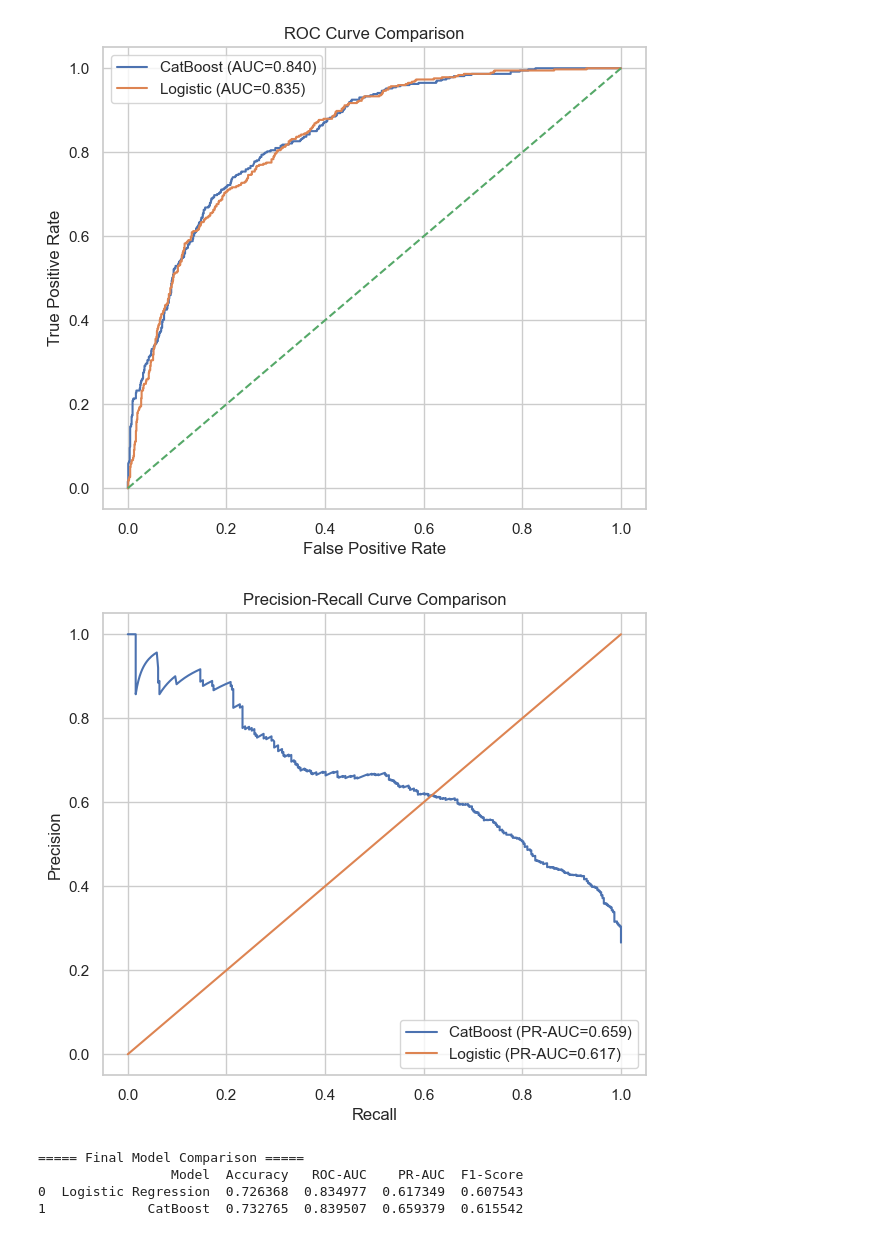
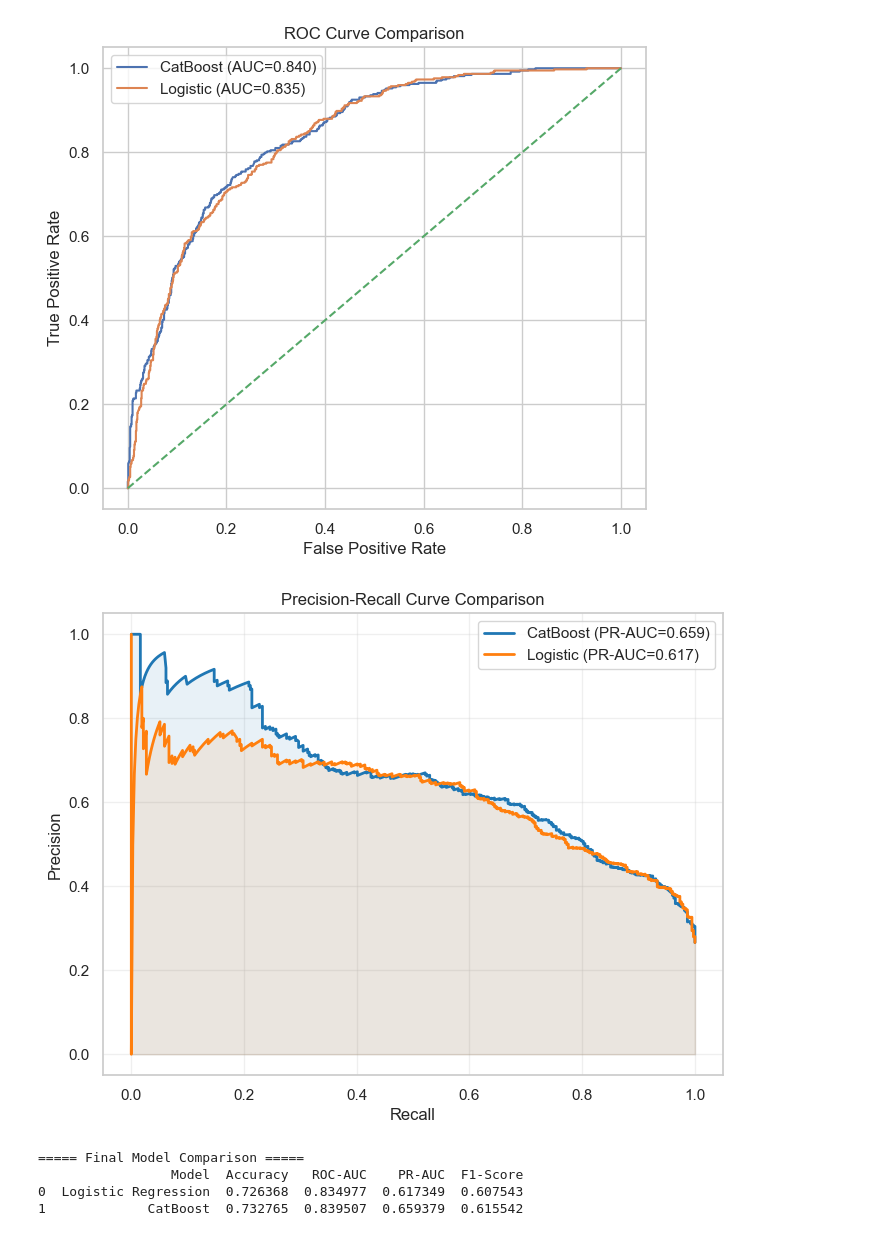
Before and after one commit to HannanehCharmgar/GradientBoosting, a Jupyter notebook: Src/src.ipynb, the cells around one changed output. Drawn from its saved outputs; the diff is of its cells as text; code cells hidden in the pictures.

```diff
--- a/Src/src.ipynb
+++ b/Src/src.ipynb
@@ -259,23 +259,32 @@ plt.show()
 # %% [output]
 [figure]
 # %%
-# Cell 12: Precision-Recall Curve Comparison
-# ====================================================
-plt.figure(figsize=(7,6))
+# Precision-Recall Curve Comparison (Corrected)
+from sklearn.metrics import precision_recall_curve, average_precision_score
 
+# CatBoost
 prec_cat, rec_cat, _ = precision_recall_curve(y_test, y_proba_cat)
+pr_auc_cat = average_precision_score(y_test, y_proba_cat)
+
+# Logistic Regression
 prec_log, rec_log, _ = precision_recall_curve(y_test, y_proba_log)
+pr_auc_log = average_precision_score(y_test, y_proba_log)
 
-plt.plot(rec_cat, prec_cat, label=f"CatBoost (PR-AUC={pr_auc_cat:.3f})")
-plt.plot(rec_log, rec_log, label=f"Logistic (PR-AUC={pr_auc_log:.3f})")
+# Plot
+plt.figure(figsize=(8,6))
+plt.plot(rec_cat, prec_cat, label=f"CatBoost (PR-AUC={pr_auc_cat:.3f})", color="#1f77b4", linewidth=2)
+plt.plot(rec_log, prec_log, label=f"Logistic (PR-AUC={pr_auc_log:.3f})", color="#ff7f0e", linewidth=2)
+plt.fill_between(rec_cat, prec_cat, alpha=0.1, color="#1f77b4")
+plt.fill_between(rec_log, prec_log, alpha=0.1, color="#ff7f0e")
 
 plt.xlabel("Recall")
 plt.ylabel("Precision")
 plt.title("Precision-Recall Curve Comparison")
 plt.legend()
+plt.grid(alpha=0.3)
 plt.show()
 # %% [output]
-[figure, old version]
+[figure, new version]
 # %%
 # Cell 13: Final Model Comparison Table
 # ====================================================
```
